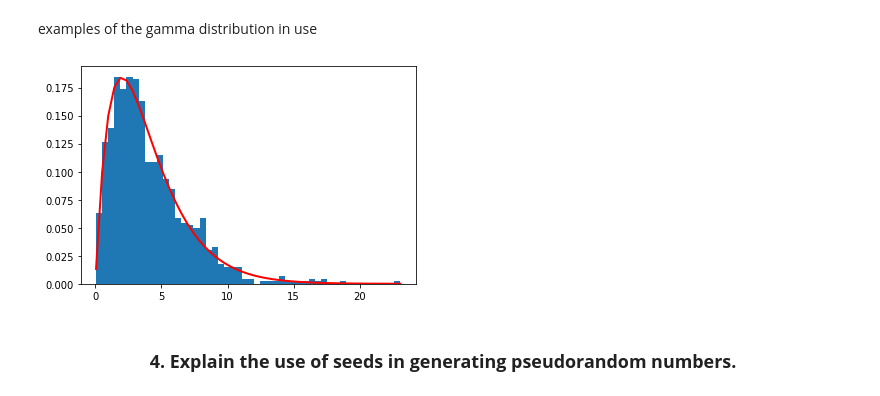
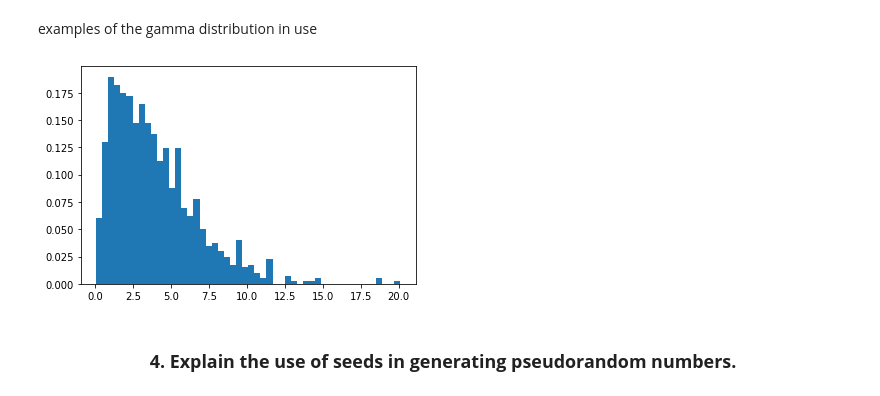
Before and after one commit to neadie/ProgrammingForDataAnalysisAssignment, a Jupyter notebook: ProgrammingForDataAnalysisProject.ipynb, the cells around one changed output. Drawn from its saved outputs; the diff is of its cells as text; code cells hidden in the pictures.

```diff
--- a/ProgrammingForDataAnalysisProject.ipynb
+++ b/ProgrammingForDataAnalysisProject.ipynb
@@ -515,14 +515,10 @@ examples of the gamma distribution in use
 # %%
 shape = 2.
 scale = 2.  # mean=4, std=2*sqrt(2)
 s = np.random.gamma(shape, scale, 1000)
-import scipy.special as sps
 count, bins, ignored = plt.hist(s, 50, density=True)
-y = bins**(shape-1)*(np.exp(-bins/scale) /(sps.gamma(shape)*scale**shape))
-plt.plot(bins, y, linewidth=2, color='r')
-plt.show()
 # %% [output]
-[figure, old version]
+[figure, new version]
 # %% [markdown]
 ### <center>**4. Explain the use of seeds in generating pseudorandom numbers.**<center>
 # %% [markdown]
```
Also changed, not shown: parts of 4 cells of this notebook.
